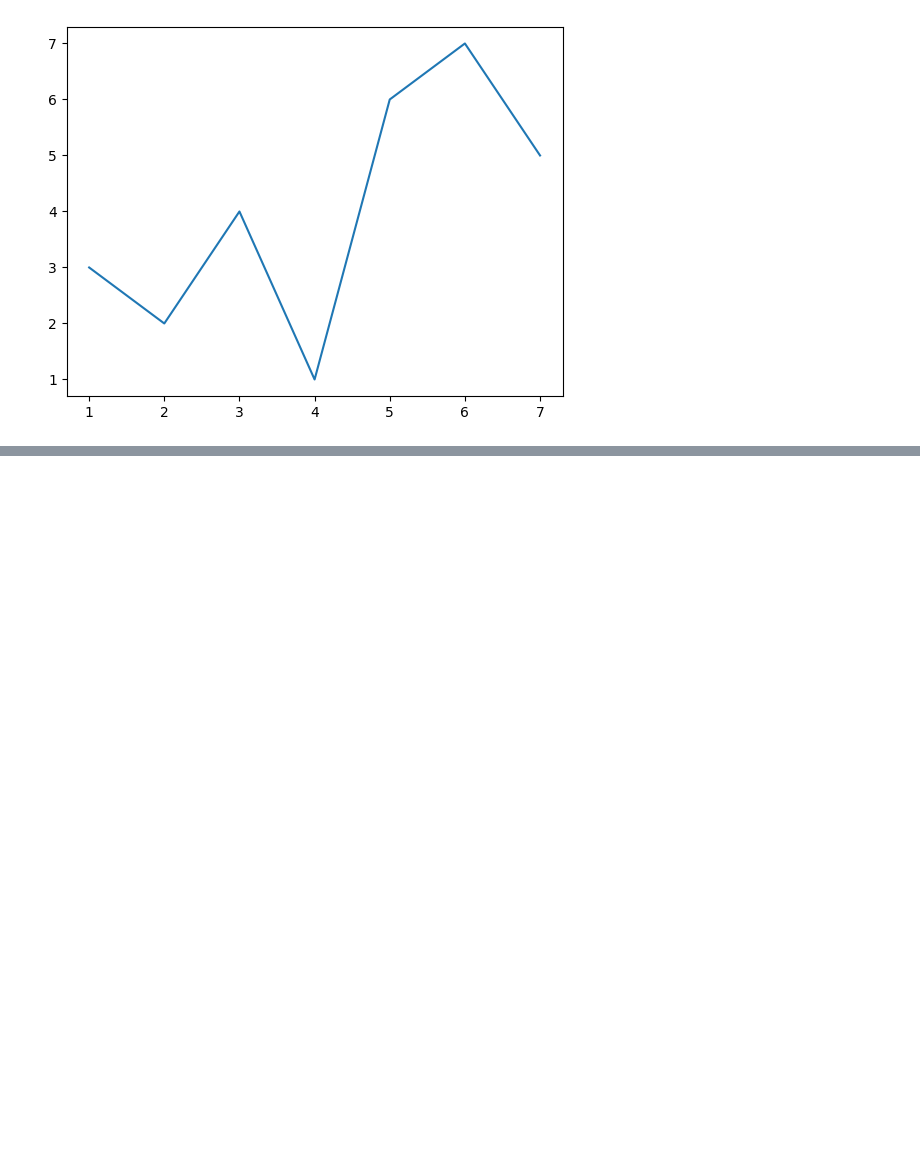
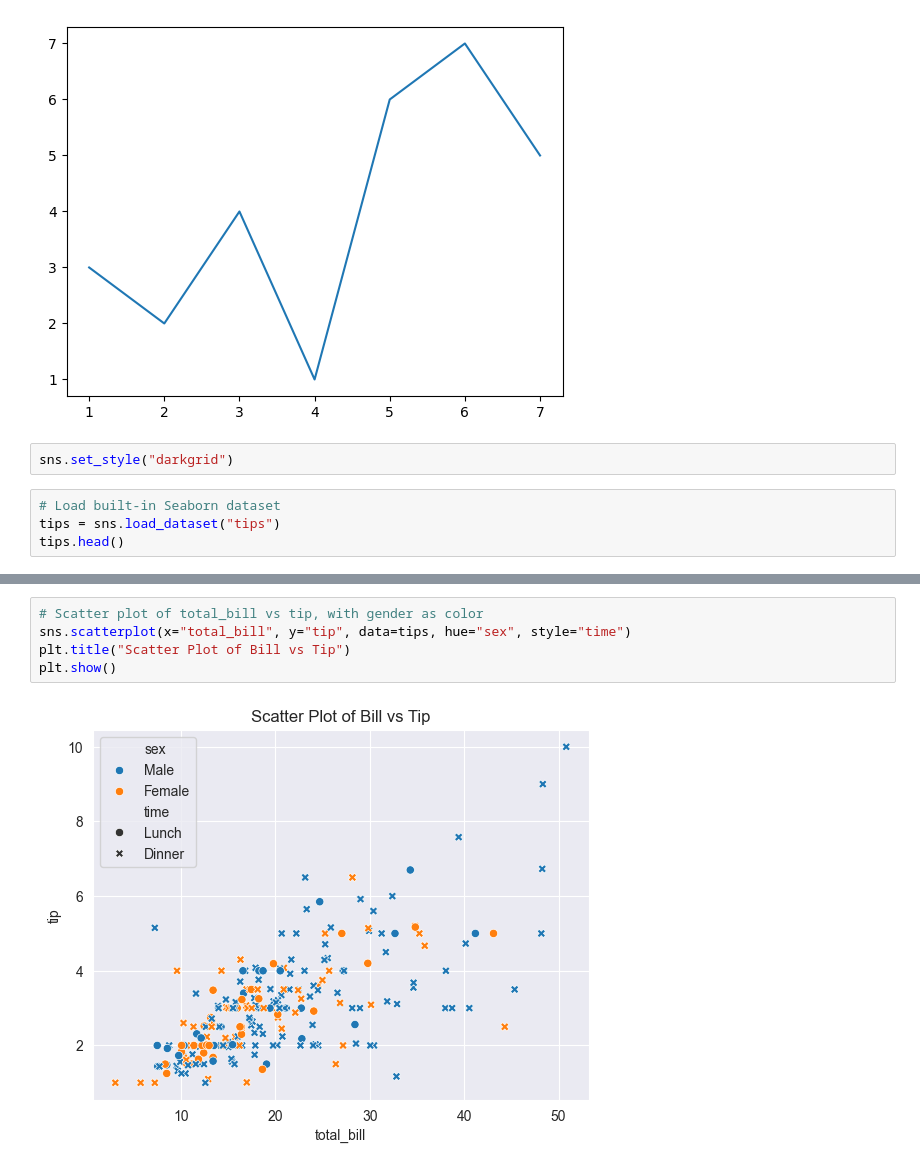
Before and after one commit to sudhanshuit9/Data_Visualisations, a Jupyter notebook: seaborn.ipynb, the cells around one changed output, grey strips where cells are left out. Drawn from its saved outputs; the diff is of its cells as text; blank space fills up the shorter version.

```diff
--- a/seaborn.ipynb
+++ b/seaborn.ipynb
@@ -18,3 +18,9 @@ plt.plot(var, var_1)
 plt.show()
 # %% [output]
 [figure]
+# %%
+sns.set_style("darkgrid")
+# %%
+# Load built-in Seaborn dataset
+tips = sns.load_dataset("tips")
+tips.head()
@@ -20,0 +34,7 @@ plt.show()
+# %%
+# Scatter plot of total_bill vs tip, with gender as color
+sns.scatterplot(x="total_bill", y="tip", data=tips, hue="sex", style="time")
+plt.title("Scatter Plot of Bill vs Tip")
+plt.show()
+# %% [output]
+[figure, added]
```
Also changed, not shown: parts of 5 cells of this notebook.
